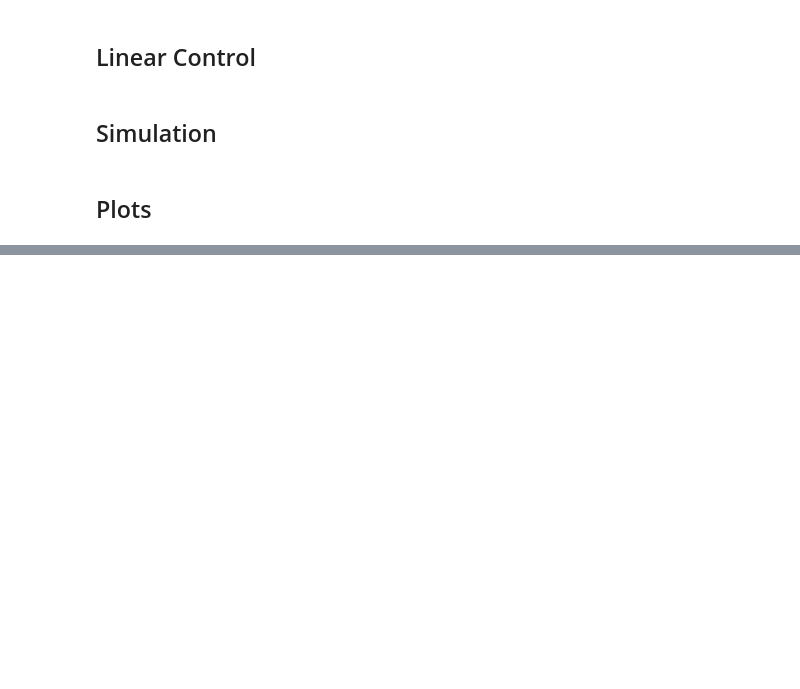
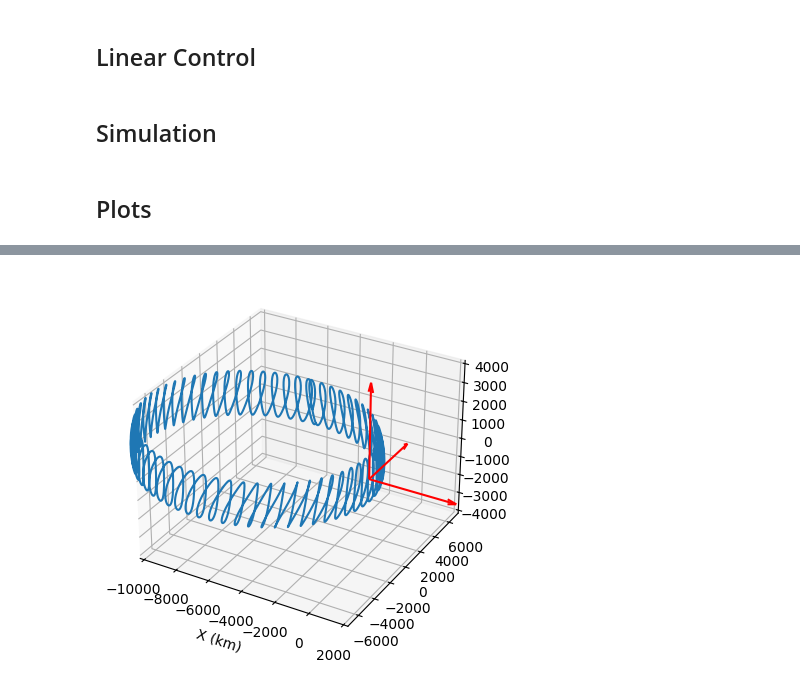
Before and after one commit to mateus-msb/orbital-mechanics, a Jupyter notebook: python/main.ipynb, the cells around one changed output, grey strips where cells are left out. Cells and saved outputs as stored; diff of their text form; code cells hidden in the pictures; blank space fills up the shorter version.

```diff
--- a/python/main.ipynb
+++ b/python/main.ipynb
@@ -115,0 +130,20 @@ plot3d(satellites,times)
+# %%
+
+tri = plt.figure(33)
+ax = tri.add_subplot(111,projection='3d')
+ax.plot(x_rel,y_rel,z_rel)
+ax.set_xlabel("X (km)")
+ax.set_xlim([-10000,2000])
+ax.set_ylim([-7000,7000])
+ax.set_zlim([-4000,4000])
+
+# Draw X-axis arrow
+ax.quiver(0, 0, 0, 1, 0, 0, color='r', label='X', length=5000, arrow_length_ratio=.1)
+# Draw Y-axis arrow
+ax.quiver(0, 0, 0, 0, 1, 0, color='r', label='Y', length=5000, arrow_length_ratio=.1)
+# Draw Z-axis arrow
+ax.quiver(0, 0, 0, 0, 0, 1, color='r', label='Z', length=5000, arrow_length_ratio=.1)
+
+tri.show()
+# %% [output]
+[figure, added]
```
Also changed, not shown: parts of 7 cells of this notebook.
